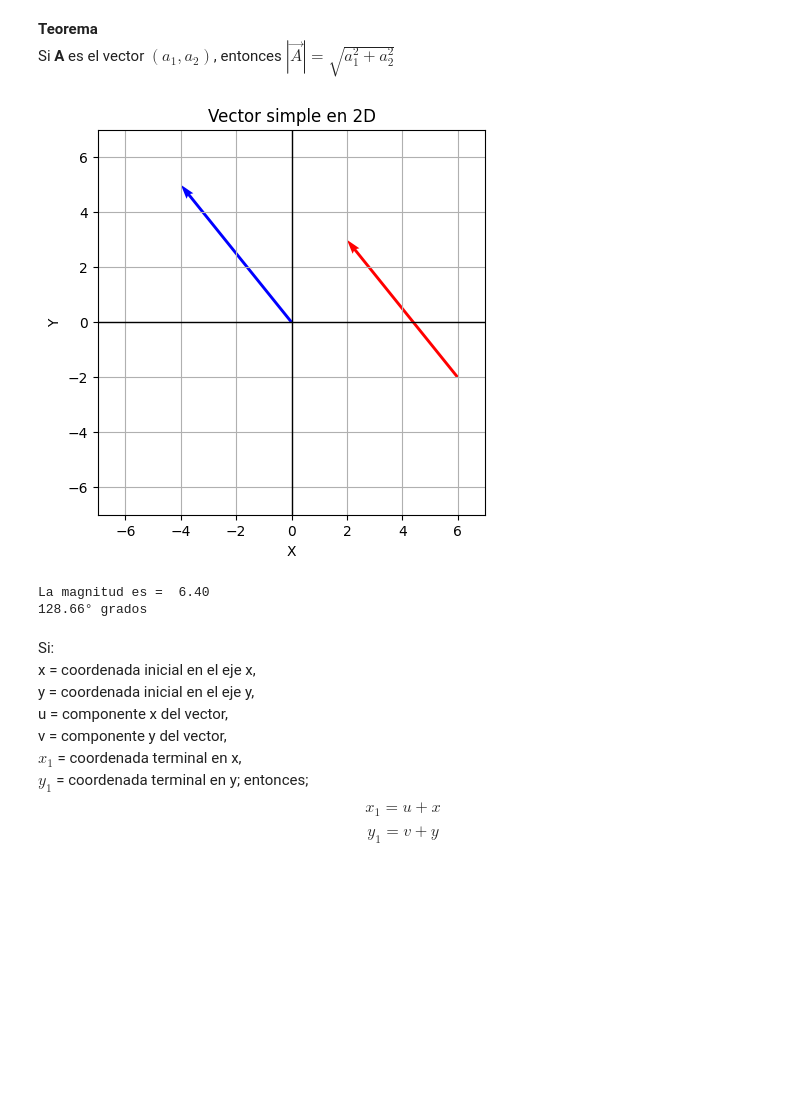
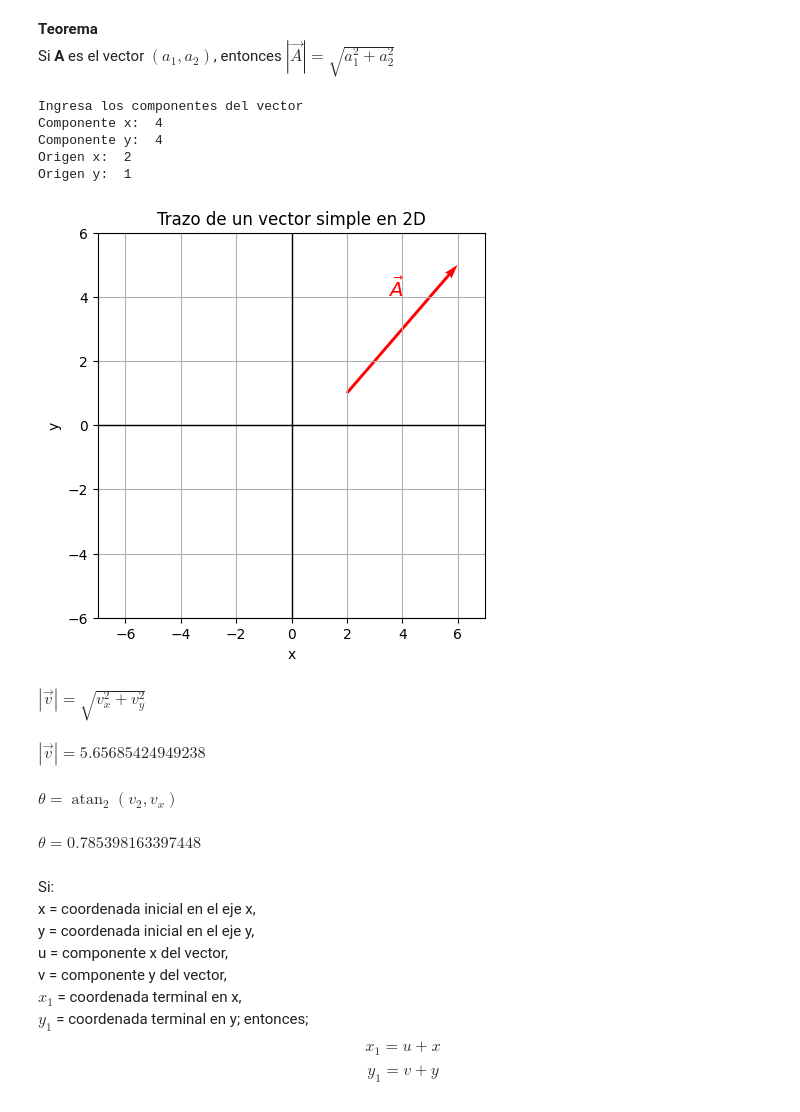
Before and after one commit to KristhianPineda/kPhysics, a Jupyter notebook: notebooks/math/vectores1.ipynb, the cells around one changed output. Drawn from its saved outputs; the diff is of its cells as text; code cells hidden in the pictures; blank space fills up the shorter version.

```diff
--- a/notebooks/math/vectores1.ipynb
+++ b/notebooks/math/vectores1.ipynb
@@ -14,35 +14,62 @@ Si **A** es el vector $(a_1,a_2)$, entonces $|\vec{A}|=\sqrt{a_1^2 + a_2^2}$
 # %%
 import matplotlib.pyplot as plt
 import numpy as np
+import sympy as sp
+from IPython.display import display
 
-# Coordenadas del vector
-vector_x = -4
-vector_y = 5
+# Ingresa los componentes del vector
+print("Ingresa los componentes del vector")
+vec_x=float(input("Componente x: "))
+vec_y=float(input("Componente y: "))
+origen_x=float(input("Origen x: "))
+origen_y=float(input("Origen y: "))
 
-# Dibujar vectores
-plt.figure(figsize=(5,5))
-plt.quiver(6, -2, vector_x, vector_y, angles='xy', scale_units='xy', scale=1, color='r')
-plt.quiver(0, 0, vector_x, vector_y, angles='xy', scale_units='xy', scale=1, color='blue')
-plt.xlim(-7, 7)
-plt.ylim(-7, 7)
-plt.grid(True)
-plt.xlabel('X')
-plt.ylabel('Y')
-plt.title('Vector simple en 2D')
-plt.axhline(0, color = 'black', linewidth=1)
-plt.axvline(0, color='black', linewidth=1)
+# Ingresa los parámetros de los límites de la gráfica
+lim_x=abs(vec_x)+abs(origen_x) + 1
+lim_y=abs(vec_y)+abs(origen_y) + 1
+
+# Dibuja el plano
+fig, ax = plt.subplots(figsize=(5, 5))
+ax.set_aspect=('equal')
+ax.set_xlim(-lim_x, lim_x)
+ax.set_ylim(-lim_y, lim_y)
+ax.grid(True)
+ax.set_xlabel('x')
+ax.set_ylabel('y')
+ax.set_title("Trazo de un vector simple en 2D")
+ax.axhline(0, color='black', linewidth=1)
+ax.axvline(0, color='black', linewidth=1)
+
+# Dibuja los vectores
+ax.quiver(origen_x, origen_y, vec_x, vec_y, angles='xy', scale_units='xy', scale=1, color='r')
+ax.text(lim_x/2, lim_y-2, r"$\vec{A}$", fontsize=14, color='r')
 plt.show()
 
-# Calcular magnitud del vector
-angulo=np.arctan2(vector_y, vector_x)
-magnitud = np.sqrt((vector_x)**2 + (vector_y)**2)
-print("La magnitud es = ", f"{magnitud:.2f}")
-angulo_deg = np.degrees(angulo)
-print(f"{angulo_deg:.2f}° grados")
+# Calcula la magnitud del vector
+theta1=np.arctan2(vec_y, vec_x)
+magnitud = np.sqrt((vec_x)**2 + (vec_y)**2)
+angulo_deg = np.degrees(theta1)
+
+# Muestra el calculo de la magnitud y angulo del vector
+vec_x, vec_y = sp.symbols('v_x v_y', real = True)
+v = sp.Matrix([vec_x, vec_y])
+mod_v = sp.sqrt(v.dot(v))
+display(sp.Eq(sp.Symbol(r'|\vec{v}|'), mod_v))
+display(sp.Eq(sp.Symbol(r'|\vec{v}|'), magnitud))
+theta=sp.atan2(vec_y, vec_x)
+display(sp.Eq(sp.Symbol(r'\theta'), theta))
+display(sp.Eq(sp.Symbol(r'\theta'), theta1))
 # %% [output]
+Ingresa los componentes del vector
+Componente x:  4
+Componente y:  4
+Origen x:  2
+Origen y:  1
-[figure, old version]
+[figure, new version]
-La magnitud es =  6.40
-128.66° grados
+$\displaystyle |\vec{v}| = \sqrt{v_{x}^{2} + v_{y}^{2}}$
+$\displaystyle |\vec{v}| = 5.65685424949238$
+$\displaystyle \theta = \operatorname{atan}_{2}{\left(v_{2},v_{x} \right)}$
+$\displaystyle \theta = 0.785398163397448$
 # %% [markdown]
 Si:
 x = coordenada inicial en el eje x,
```
Also changed, not shown: parts of 6 cells of this notebook.
